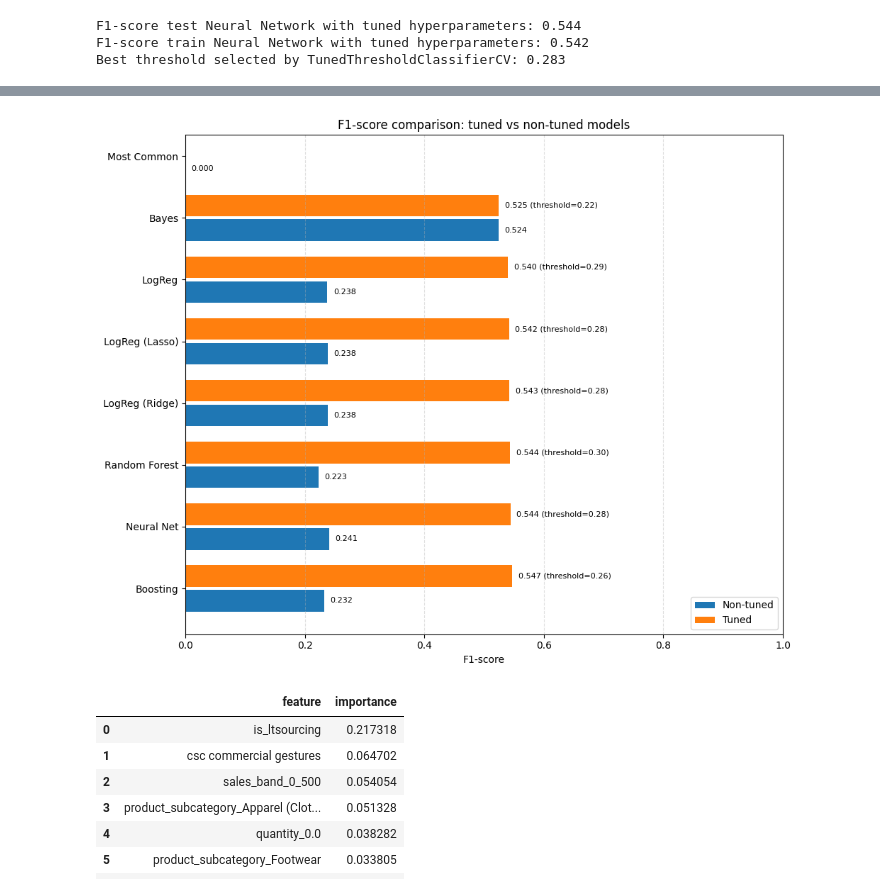
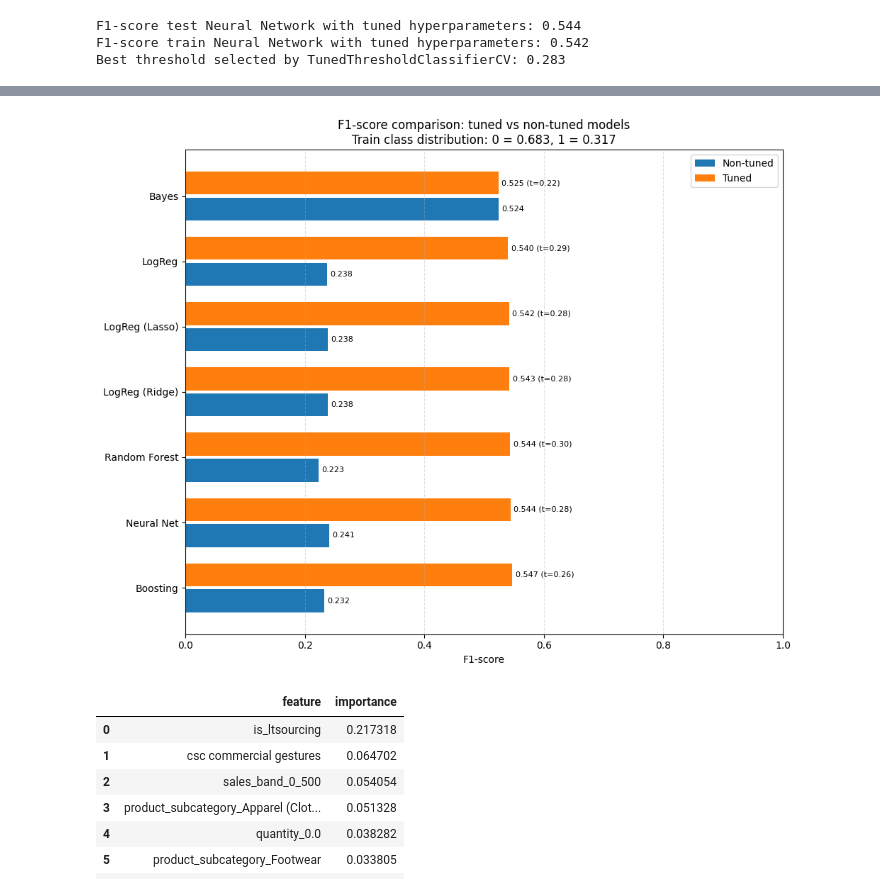
Before and after one commit to ice1O/Luxury-Fashion-Product-Return-Analysis, a Jupyter notebook: Models for Global.ipynb, the cells around one changed output, grey strips where cells are left out. Drawn from its saved outputs; the diff is of its cells as text; code cells hidden in the pictures.

Commit message:
Edit of the code see my text message of today

```diff
--- a/Models for Global.ipynb
+++ b/Models for Global.ipynb
@@ -994,13 +997,8 @@ plt.show()
 # %%
-#Let us plot it
-#F1-score measures: (2 · (Precision · Recall) / (Precision + Recall)) --> goal is to find an equilibrium between Precision and Recall
+# F1-score measures: 2 · (Precision · Recall) / (Precision + Recall)
+# Goal: find an equilibrium between Precision and Recall.
 
 models = {
-    "Most Common": (
-        f1_score(y_test, y_pred_test_mc),
-        None,
-        None
-    ),
     "Bayes": (
         f1_score(y_test, y_pred_test_bayes),
         f1_score(y_test, y_pred_test_bayes_tunedf1),
@@ -1032,50 +1030,63 @@ models = {
         searchf1.best_params_["threshold"]
     ),
     "Boosting": (
         f1_score(y_test, y_pred_test_boosting),
         f1_score(y_test, y_pred_test_boostingf1_hyp),
         boosting_tuned_f1.best_threshold_
     )
 }
 
 
 rows = []
 for name, (f1_base, f1_tuned, t) in models.items():
-    max_f1 = max(f1 for f1 in [f1_base, f1_tuned] if f1 is not None)
+    if f1_tuned is not None:
+        max_f1 = max(f1_base, f1_tuned)
+    else:
+        max_f1 = f1_base
     rows.append([name, f1_base, f1_tuned, t, max_f1])
 
-df = pd.DataFrame(rows, columns=["Model", "F1_base", "F1_tuned", "Threshold", "MaxF1"])
-df = df.sort_values("MaxF1", ascending=False)
+df_f1 = pd.DataFrame(rows, columns=["Model", "F1_base", "F1_tuned", "Threshold", "MaxF1"])
+df_f1 = df_f1.sort_values("MaxF1", ascending=False).reset_index(drop=True)
 
+
+class_ratio = y_train.value_counts(normalize=True).sort_index()
+neg = class_ratio.iloc[0]
+pos = class_ratio.iloc[1]
 
 
 plt.figure(figsize=(10, 8))
+y = np.arange(len(df_f1))
 
-y = np.arange(len(df))
-
-plt.barh(y - 0.2, df["F1_base"], height=0.35, label="Non-tuned")
-plt.barh(y + 0.2, df["F1_tuned"], height=0.35, label="Tuned")
+plt.barh(y - 0.2, df_f1["F1_base"], height=0.35, label="Non-tuned")
+plt.barh(y + 0.2, df_f1["F1_tuned"], height=0.35, label="Tuned")
 
 
-for i, row in df.iterrows():
+for i, row in df_f1.iterrows():
+
+    plt.text(row["F1_base"] + 0.005, i - 0.2,
+             f"{row['F1_base']:.3f}", va="center", fontsize=8)
+
     if row["F1_tuned"] is not None:
-        plt.text(row["F1_tuned"] + 0.01, y[df.index.get_loc(i)] + 0.2,
-                 f"{row['F1_tuned']:.3f} (threshold={row['Threshold']:.2f})",
-                 va="center", fontsize=8)
-    plt.text(row["F1_base"] + 0.01, y[df.index.get_loc(i)] - 0.2,
-             f"{row['F1_base']:.3f}",
-             va="center", fontsize=8)
+        if row["Threshold"] is not None:
+            txt = f"{row['F1_tuned']:.3f} (t={row['Threshold']:.2f})"
+        else:
+            txt = f"{row['F1_tuned']:.3f}"
+        plt.text(row["F1_tuned"] + 0.005, i + 0.2,
+                 txt, va="center", fontsize=8)
 
-plt.yticks(y, df["Model"])
+plt.yticks(y, df_f1["Model"])
 plt.xlabel("F1-score")
-plt.title("F1-score comparison: tuned vs non-tuned models")
+plt.title(
+    "F1-score comparison: tuned vs non-tuned models\n"
+    f"Train class distribution: 0 = {neg:.3f}, 1 = {pos:.3f}"
+)
 plt.grid(axis="x", linestyle="--", alpha=0.4)
 plt.legend()
 plt.xlim(0, 1)
 plt.tight_layout()
 plt.show()
 # %% [output]
-[figure, old version]
+[figure, new version]
 # %%
 
 FeatureImportanceRF = pd.DataFrame({
```
Also changed, not shown: parts of 19 cells of this notebook, 1 other file.
